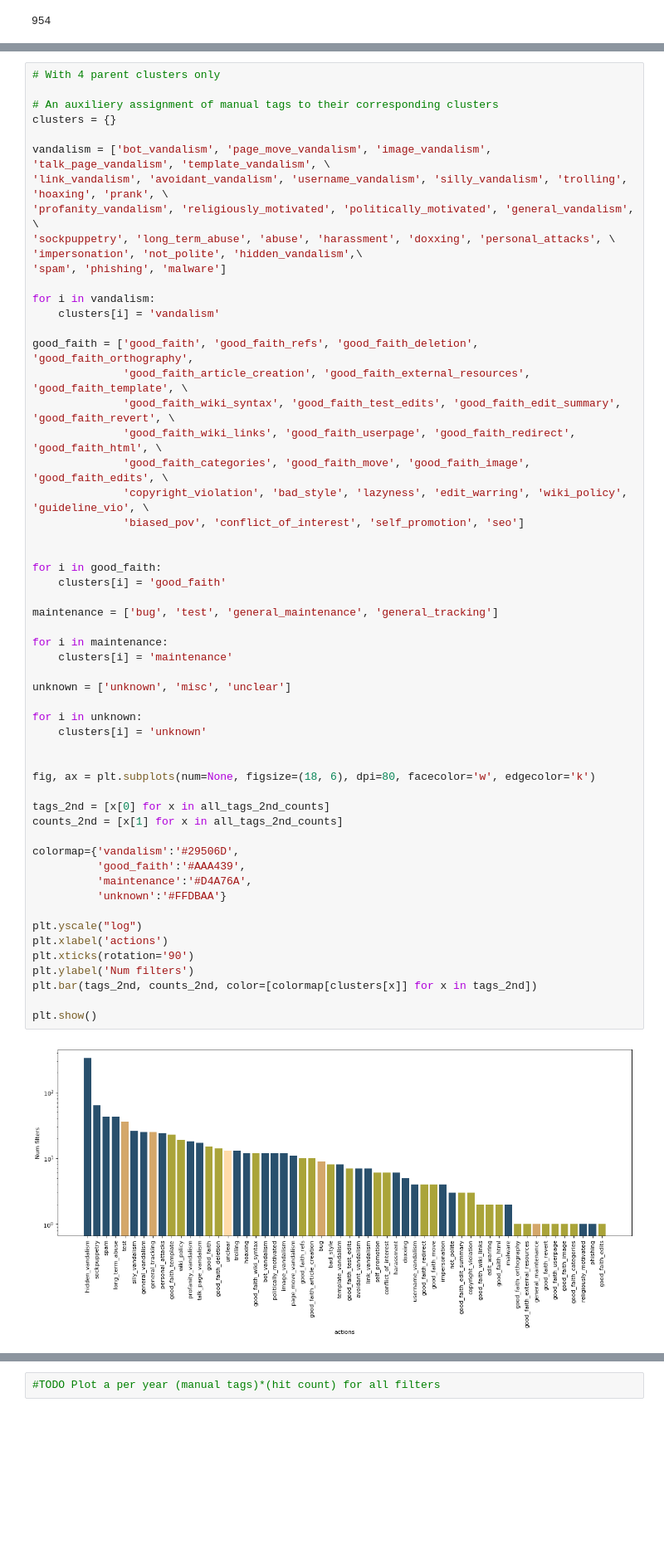
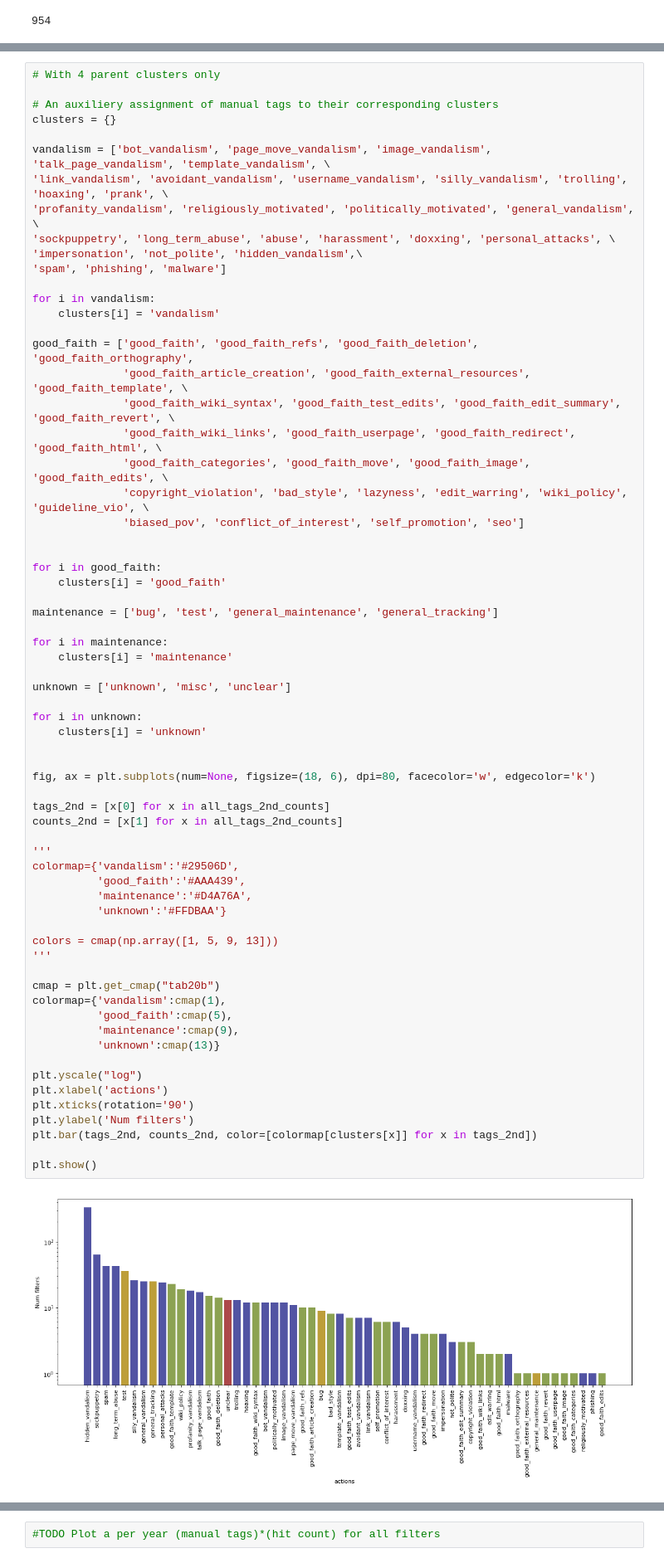
Before and after one commit to lusy/wikifilters, a Jupyter notebook: src/explore.ipynb, the cells around one changed output, grey strips where cells are left out. Shown at 83% size. Saved outputs shown, nothing was run; the diff lists cells and outputs as text; blank space fills up the shorter version.

```diff
--- a/src/explore.ipynb
+++ b/src/explore.ipynb
@@ -1516,34 +1516,44 @@ for i in good_faith:
 
 maintenance = ['bug', 'test', 'general_maintenance', 'general_tracking']
 
 for i in maintenance:
     clusters[i] = 'maintenance'
 
 unknown = ['unknown', 'misc', 'unclear']
 
 for i in unknown:
     clusters[i] = 'unknown'
 
 
 fig, ax = plt.subplots(num=None, figsize=(18, 6), dpi=80, facecolor='w', edgecolor='k')
 
 tags_2nd = [x[0] for x in all_tags_2nd_counts]
 counts_2nd = [x[1] for x in all_tags_2nd_counts]
 
+'''
 colormap={'vandalism':'#29506D',
           'good_faith':'#AAA439',
           'maintenance':'#D4A76A',
           'unknown':'#FFDBAA'}
+
+colors = cmap(np.array([1, 5, 9, 13]))
+'''
+
+cmap = plt.get_cmap("tab20b")
+colormap={'vandalism':cmap(1),
+          'good_faith':cmap(5),
+          'maintenance':cmap(9),
+          'unknown':cmap(13)}
 
 plt.yscale("log")
 plt.xlabel('actions')
 plt.xticks(rotation='90')
 plt.ylabel('Num filters')
 plt.bar(tags_2nd, counts_2nd, color=[colormap[clusters[x]] for x in tags_2nd])
 
 plt.show()
 # %% [output]
-[figure, old version]
+[figure, new version]
 # %%
 # Number of filters per parent category
 
```
Also changed, not shown: parts of 8 cells of this notebook.
